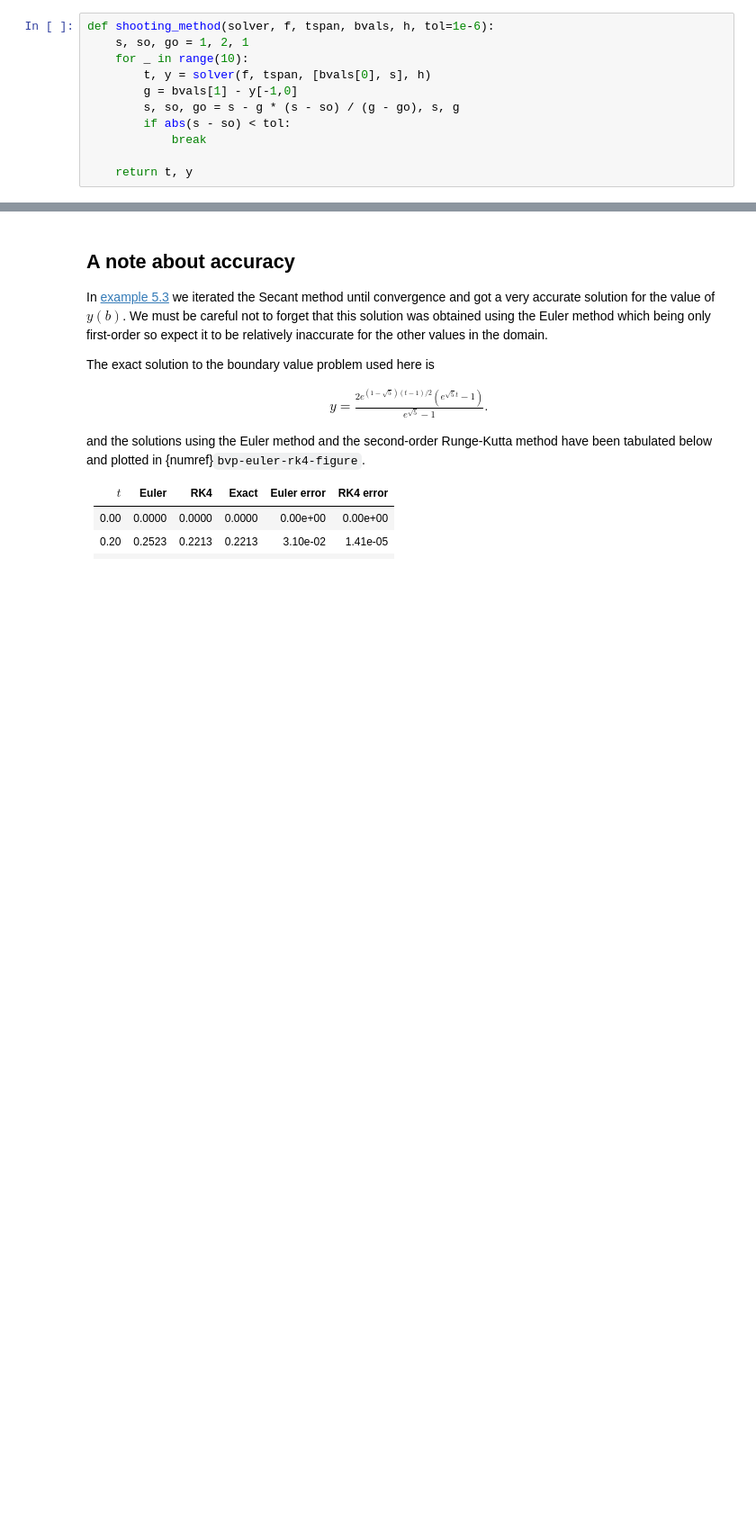
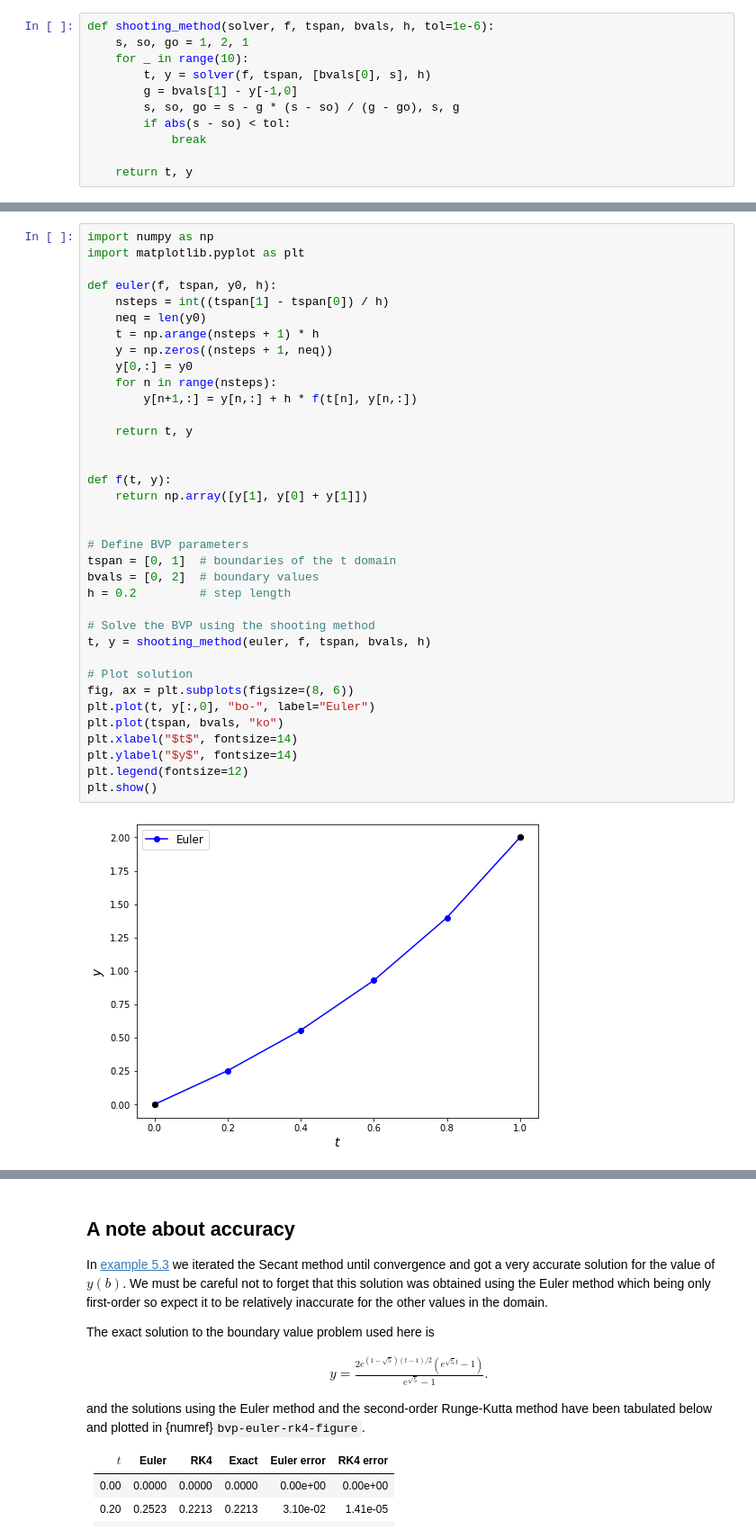
Before and after one commit to jonshiach/ODEs-book, a Jupyter notebook: _sources/5_BVPs/5.1_Shooting_method.ipynb, the cells around one changed output, grey strips where cells are left out. Shown: that part at 90% size. Drawn from its saved outputs; the diff is of its cells as text; blank space fills up the shorter version.

```diff
--- a/_sources/5_BVPs/5.1_Shooting_method.ipynb
+++ b/_sources/5_BVPs/5.1_Shooting_method.ipynb
@@ -248,0 +289,38 @@ The variables `s`, `so`, `g` and `go` are the current and old values of the gues
+# %%
+import numpy as np
+import matplotlib.pyplot as plt
+
+def euler(f, tspan, y0, h):
+    nsteps = int((tspan[1] - tspan[0]) / h)
+    neq = len(y0)
+    t = np.arange(nsteps + 1) * h
+    y = np.zeros((nsteps + 1, neq))
+    y[0,:] = y0
+    for n in range(nsteps):
+        y[n+1,:] = y[n,:] + h * f(t[n], y[n,:])
+
+    return t, y
+
+
+def f(t, y):
+    return np.array([y[1], y[0] + y[1]])
+
+
+# Define BVP parameters
+tspan = [0, 1]  # boundaries of the t domain
+bvals = [0, 2]  # boundary values
+h = 0.2         # step length
+
+# Solve the BVP using the shooting method
+t, y = shooting_method(euler, f, tspan, bvals, h)
+
+# Plot solution
+fig, ax = plt.subplots(figsize=(8, 6))
+plt.plot(t, y[:,0], "bo-", label="Euler")
+plt.plot(tspan, bvals, "ko")
+plt.xlabel("$t$", fontsize=14)
+plt.ylabel("$y$", fontsize=14)
+plt.legend(fontsize=12)
+plt.show()
+# %% [output]
+[figure, added]
```
Also changed, not shown: parts of 3 cells of this notebook, 7 other files.
